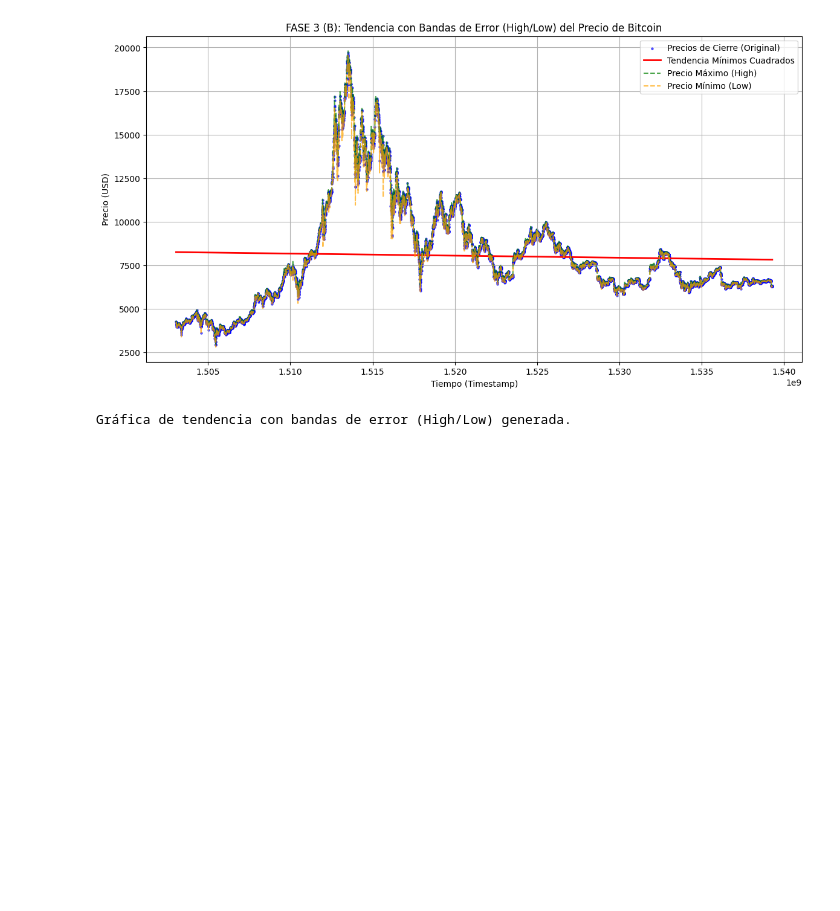
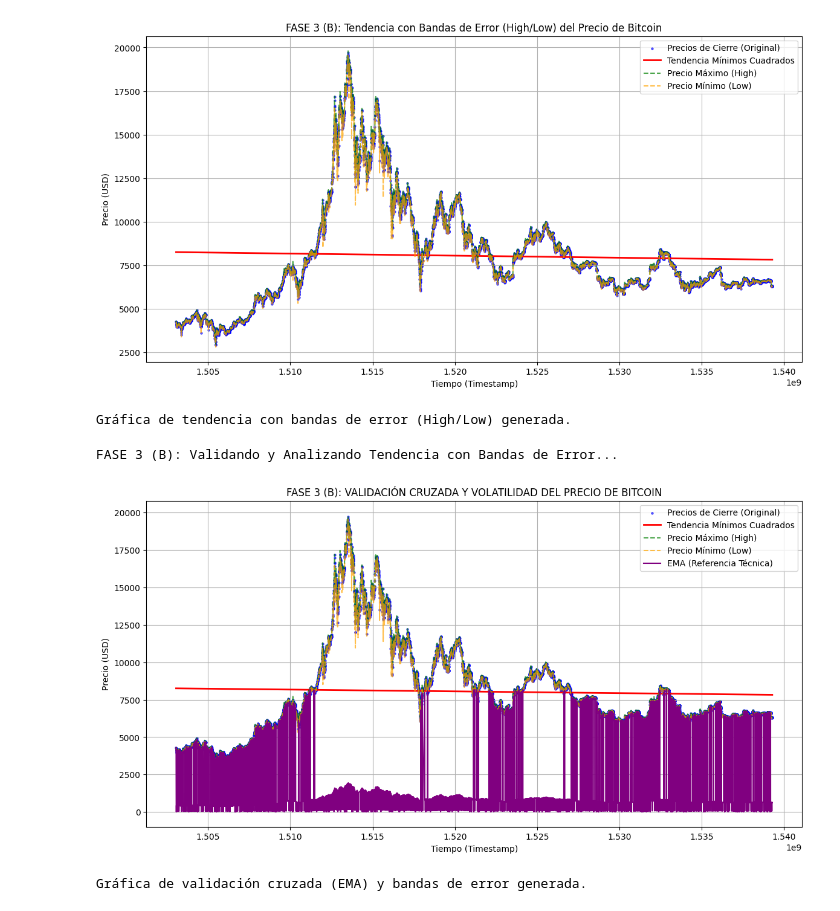
Before and after one commit to Nico222614/Dominio-Grupo-4-Finanzas, a Jupyter notebook: CÓDIGO/AvanceProyecto01.ipynb, the cells around one changed output. Cells and saved outputs as stored; diff of their text form; code cells hidden in the pictures; blank space fills up the shorter version.

Commit message:
Fase de Implementación y Validación de Volatilidad (EMA)
En esta fase se realiza la implementación del Análisis de variación de precios. Se añaden las Bandas de Error (High/Low) para cuantificar el riesgo y Validación Cruzada, es decir, se integra la Media Móvil Exponencial (EMA) para corroborar la Tendencia de Mínimos Cuadrados (Línea Roja).

Co-Authored-By: Nicolás Yugsi <177181293+Nico222614@users.noreply.github.com>
Co-Authored-By: Sitas2 <150090931+Sitas2@users.noreply.github.com>
Co-Authored-By: erickftoapanta <215770442+erickftoapanta@users.noreply.github.com>

```diff
--- a/CÓDIGO/AvanceProyecto01.ipynb
+++ b/CÓDIGO/AvanceProyecto01.ipynb
@@ -248,3 +248,35 @@ print("Gráfica de tendencia con bandas de error (High/Low) generada.")
 FASE 3 (B): Validando y Analizando Tendencia con Bandas de Error...
 [figure]
 Gráfica de tendencia con bandas de error (High/Low) generada.
+# %%
+# -----------------------------------------------------
+# FASE 3 (B): VALIDACIÓN Y ANÁLISIS - Bandas de Error y VALIDACIÓN CRUZADA
+# -----------------------------------------------------
+
+print("FASE 3 (B): Validando y Analizando Tendencia con Bandas de Error...")
+
+plt.figure(figsize=(14, 7))
+plt.scatter(t_data, precios_data, label='Precios de Cierre (Original)', alpha=0.6, s=5, color='blue')
+plt.plot(t_data, precio_trend, color='red', label='Tendencia Mínimos Cuadrados', linewidth=2)
+
+# Añadir bandas de error (High y Low prices) - TU TAREA 1
+plt.plot(df_final['x_tiempo'], df_final['high_price'], color='green', linestyle='--', alpha=0.7, label='Precio Máximo (High)')
+plt.plot(df_final['x_tiempo'], df_final['low_price'], color='orange', linestyle='--', alpha=0.7, label='Precio Mínimo (Low)')
+
+# VALIDACIÓN CRUZADA CON EMA
+plt.plot(df_final['x_tiempo'], df_final['EMA'], color='purple',
+         linestyle='-', alpha=1.0, label='EMA (Referencia Técnica)')
+# -----------------------------------------------------
+
+plt.title('FASE 3 (B): VALIDACIÓN CRUZADA Y VOLATILIDAD DEL PRECIO DE BITCOIN')
+plt.xlabel('Tiempo (Timestamp)')
+plt.ylabel('Precio (USD)')
+plt.legend()
+plt.grid(True)
+plt.show()
+
+print("Gráfica de validación cruzada (EMA) y bandas de error generada.")
+# %% [output]
+FASE 3 (B): Validando y Analizando Tendencia con Bandas de Error...
+[figure, added]
+Gráfica de validación cruzada (EMA) y bandas de error generada.
```
